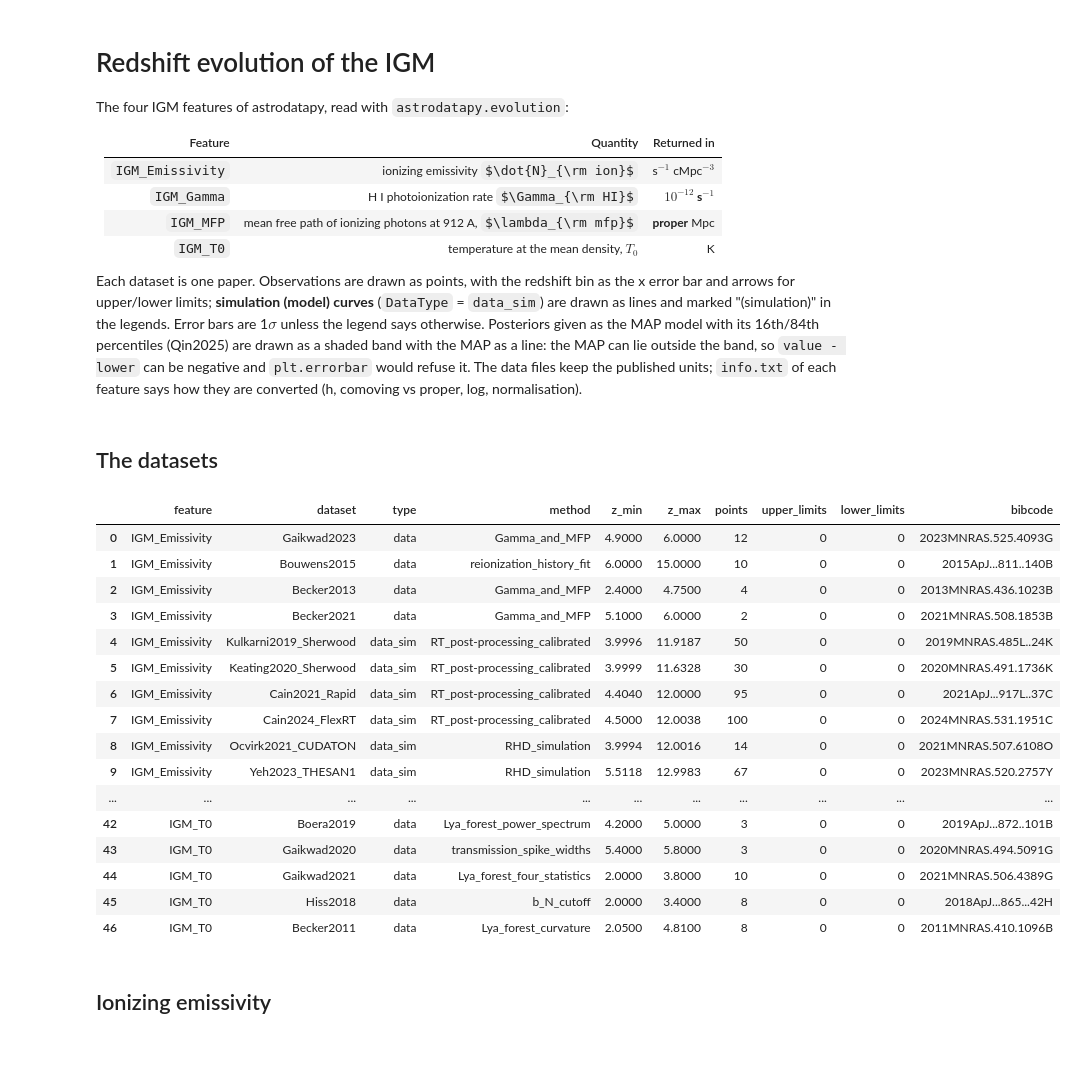
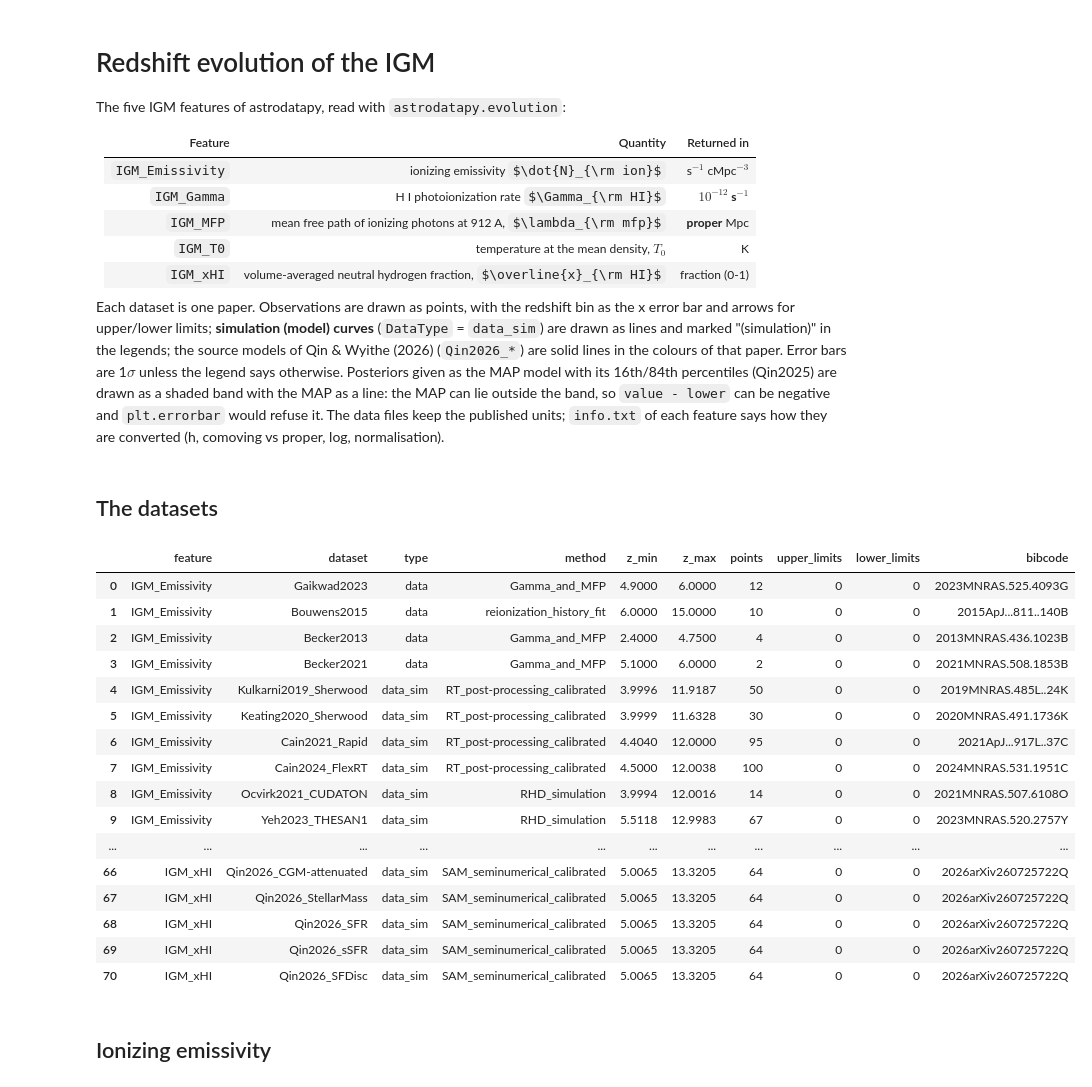
Before and after one commit to qyx268/astrodatapy, a Jupyter notebook: astrodatapy/utils/igm.ipynb, the cells around one changed output. Saved outputs shown, nothing was run; the diff lists cells and outputs as text; code cells hidden in the pictures; some formulas as TeX source; blank space fills up the shorter version.

```diff
--- a/astrodatapy/utils/igm.ipynb
+++ b/astrodatapy/utils/igm.ipynb
@@ -1,7 +1,7 @@
 # %% [markdown]
 # Redshift evolution of the IGM
 
-The four IGM features of astrodatapy, read with `astrodatapy.evolution`:
+The five IGM features of astrodatapy, read with `astrodatapy.evolution`:
 
 | Feature | Quantity | Returned in |
 |---|---|---|
@@ -9,10 +9,12 @@ The four IGM features of astrodatapy, read with `astrodatapy.evolution`:
 | `IGM_Gamma` | H I photoionization rate $\Gamma_{\rm HI}$ | **$10^{-12}$ s$^{-1}$** |
 | `IGM_MFP` | mean free path of ionizing photons at 912 A, $\lambda_{\rm mfp}$ | **proper** Mpc |
 | `IGM_T0` | temperature at the mean density, $T_0$ | K |
+| `IGM_xHI` | volume-averaged neutral hydrogen fraction, $\overline{x}_{\rm HI}$ | fraction (0-1) |
 
 Each dataset is one paper. Observations are drawn as points, with the redshift bin as the
 x error bar and arrows for upper/lower limits; **simulation (model) curves** (`DataType` =
-`data_sim`) are drawn as lines and marked "(simulation)" in the legends. Error bars are 1$\sigma$
+`data_sim`) are drawn as lines and marked "(simulation)" in the legends; the source models of
+Qin & Wyithe (2026) (`Qin2026_*`) are solid lines in the colours of that paper. Error bars are 1$\sigma$
 unless the legend says otherwise. Posteriors given as the MAP model with its 16th/84th percentiles
 (Qin2025) are drawn as a shaded band with the MAP as a line: the MAP can lie outside the band, so
 `value - lower` can be negative and `plt.errorbar` would refuse it. The data files keep
@@ -31,34 +33,34 @@ plt.rcParams.update({'font.size': 11})
 ## The datasets
 # %%
 rows = []
-for feature in ['IGM_Emissivity', 'IGM_Gamma', 'IGM_MFP', 'IGM_T0']:
+for feature in ['IGM_Emissivity', 'IGM_Gamma', 'IGM_MFP', 'IGM_T0', 'IGM_xHI']:
     obs = evolution(feature, quiet=True, h=h)
     for name, row in obs.target_observation.iterrows():
         z = row['Data'][:, 0]
         rows.append(dict(feature=feature, dataset=name, type=row['DataType'], method=row['Method'],
                          z_min=z.min(), z_max=z.max(), points=len(z),
                          upper_limits=int(row['ULimit'].sum()), lower_limits=int(row['LLimit'].sum()),
                          bibcode=obs.info.loc[name, 'Bibliographic']))
 pd.set_option('display.max_rows', 200)
 pd.DataFrame(rows)
 # %% [output]
 |  | feature | dataset | type | method | z_min | z_max | points | upper_limits | lower_limits | bibcode |
 | 0 | IGM_Emissivity | Gaikwad2023 | data | Gamma_and_MFP | 4.9000 | 6.0000 | 12 | 0 | 0 | 2023MNRAS.525.4093G |
 | 1 | IGM_Emissivity | Bouwens2015 | data | reionization_history_fit | 6.0000 | 15.0000 | 10 | 0 | 0 | 2015ApJ...811..140B |
 | 2 | IGM_Emissivity | Becker2013 | data | Gamma_and_MFP | 2.4000 | 4.7500 | 4 | 0 | 0 | 2013MNRAS.436.1023B |
 | 3 | IGM_Emissivity | Becker2021 | data | Gamma_and_MFP | 5.1000 | 6.0000 | 2 | 0 | 0 | 2021MNRAS.508.1853B |
 | 4 | IGM_Emissivity | Kulkarni2019_Sherwood | data_sim | RT_post-processing_calibrated | 3.9996 | 11.9187 | 50 | 0 | 0 | 2019MNRAS.485L..24K |
 | 5 | IGM_Emissivity | Keating2020_Sherwood | data_sim | RT_post-processing_calibrated | 3.9999 | 11.6328 | 30 | 0 | 0 | 2020MNRAS.491.1736K |
 | 6 | IGM_Emissivity | Cain2021_Rapid | data_sim | RT_post-processing_calibrated | 4.4040 | 12.0000 | 95 | 0 | 0 | 2021ApJ...917L..37C |
 | 7 | IGM_Emissivity | Cain2024_FlexRT | data_sim | RT_post-processing_calibrated | 4.5000 | 12.0038 | 100 | 0 | 0 | 2024MNRAS.531.1951C |
 | 8 | IGM_Emissivity | Ocvirk2021_CUDATON | data_sim | RHD_simulation | 3.9994 | 12.0016 | 14 | 0 | 0 | 2021MNRAS.507.6108O |
 | 9 | IGM_Emissivity | Yeh2023_THESAN1 | data_sim | RHD_simulation | 5.5118 | 12.9983 | 67 | 0 | 0 | 2023MNRAS.520.2757Y |
 | ... | ... | ... | ... | ... | ... | ... | ... | ... | ... | ... |
-| 42 | IGM_T0 | Boera2019 | data | Lya_forest_power_spectrum | 4.2000 | 5.0000 | 3 | 0 | 0 | 2019ApJ...872..101B |
-| 43 | IGM_T0 | Gaikwad2020 | data | transmission_spike_widths | 5.4000 | 5.8000 | 3 | 0 | 0 | 2020MNRAS.494.5091G |
-| 44 | IGM_T0 | Gaikwad2021 | data | Lya_forest_four_statistics | 2.0000 | 3.8000 | 10 | 0 | 0 | 2021MNRAS.506.4389G |
-| 45 | IGM_T0 | Hiss2018 | data | b_N_cutoff | 2.0000 | 3.4000 | 8 | 0 | 0 | 2018ApJ...865...42H |
-| 46 | IGM_T0 | Becker2011 | data | Lya_forest_curvature | 2.0500 | 4.8100 | 8 | 0 | 0 | 2011MNRAS.410.1096B |
+| 66 | IGM_xHI | Qin2026_CGM-attenuated | data_sim | SAM_seminumerical_calibrated | 5.0065 | 13.3205 | 64 | 0 | 0 | 2026arXiv260725722Q |
+| 67 | IGM_xHI | Qin2026_StellarMass | data_sim | SAM_seminumerical_calibrated | 5.0065 | 13.3205 | 64 | 0 | 0 | 2026arXiv260725722Q |
+| 68 | IGM_xHI | Qin2026_SFR | data_sim | SAM_seminumerical_calibrated | 5.0065 | 13.3205 | 64 | 0 | 0 | 2026arXiv260725722Q |
+| 69 | IGM_xHI | Qin2026_sSFR | data_sim | SAM_seminumerical_calibrated | 5.0065 | 13.3205 | 64 | 0 | 0 | 2026arXiv260725722Q |
+| 70 | IGM_xHI | Qin2026_SFDisc | data_sim | SAM_seminumerical_calibrated | 5.0065 | 13.3205 | 64 | 0 | 0 | 2026arXiv260725722Q |
 # %%
 markers = ['o', 's', '^', 'v', 'D', 'p', 'h', '<', '>', '*', 'P', 'X', 'd', 'H', '8']
 obs_colors = plt.cm.tab20(np.linspace(0, 1, 20))
```
Also changed, not shown: parts of 4 cells of this notebook, 1 other file.
